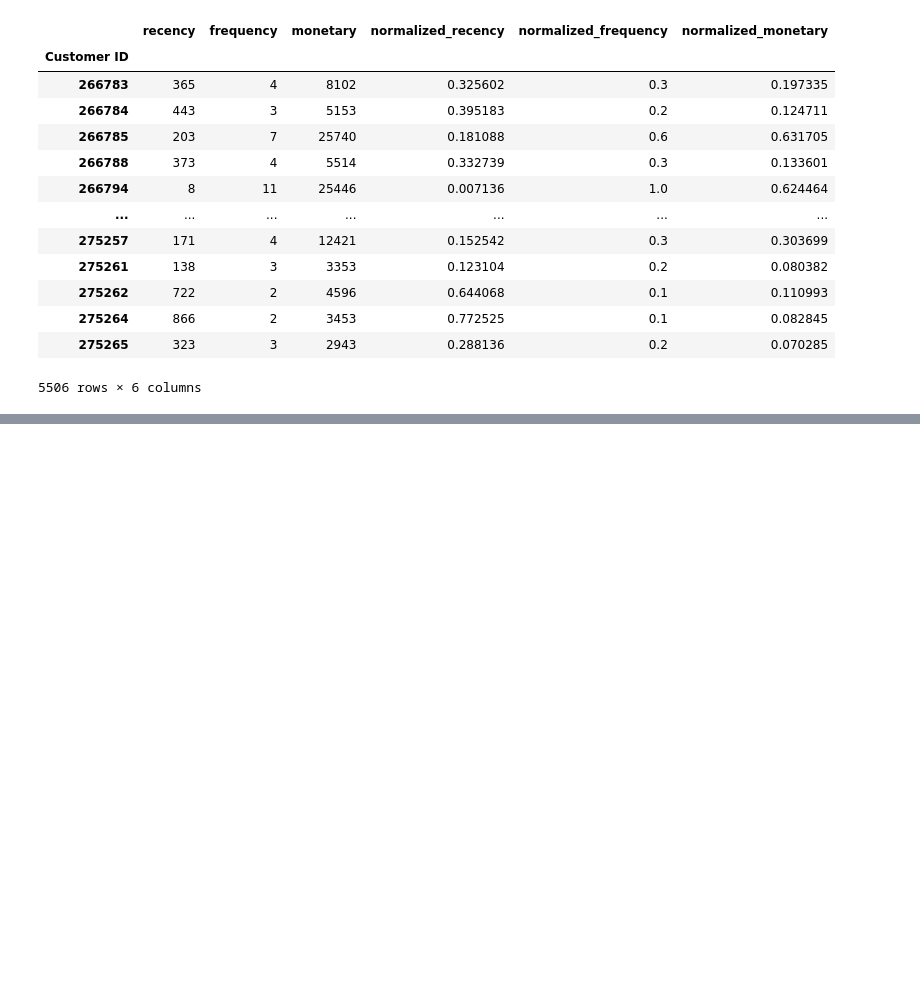
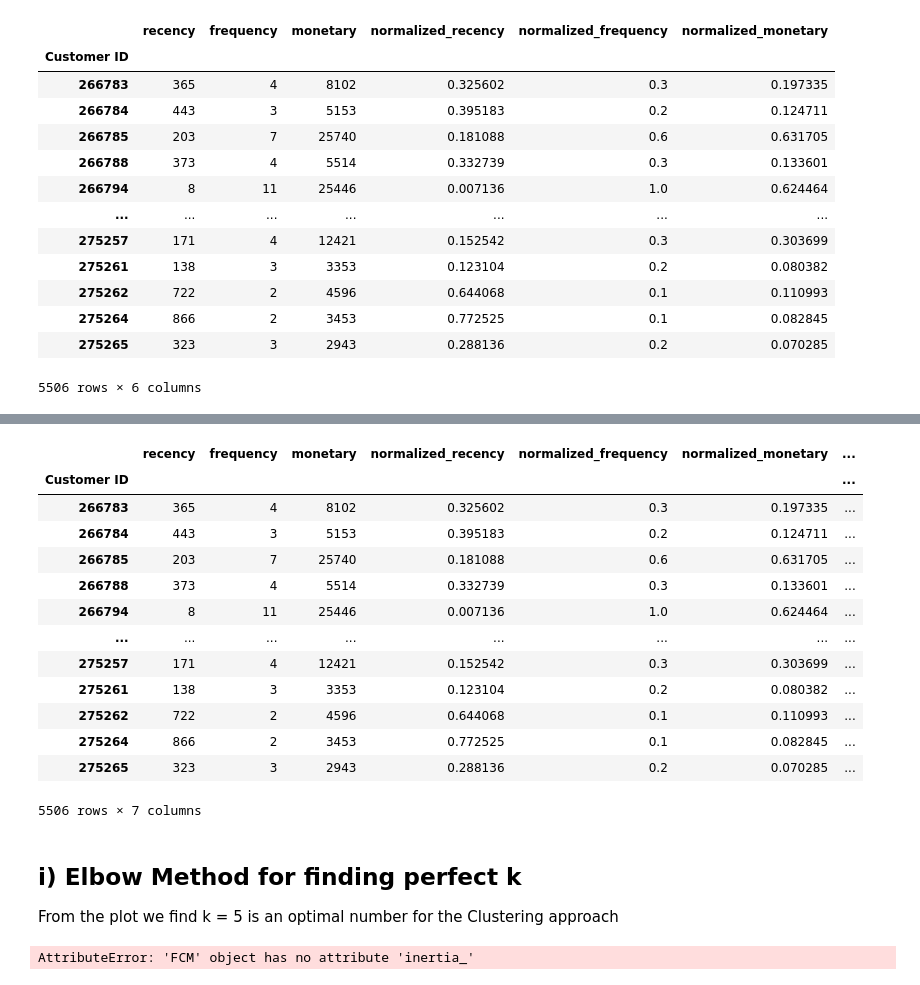
Before and after one commit to Khair1212/Ret-opt, a Jupyter notebook: Notebooks/Customer Segmentation.ipynb, the cells around one changed output, grey strips where cells are left out. Drawn from its saved outputs; the diff is of its cells as text; code cells hidden in the pictures; blank space fills up the shorter version.

Commit message:
Customer Segmentation Updated

```diff
--- a/Notebooks/Customer Segmentation.ipynb
+++ b/Notebooks/Customer Segmentation.ipynb
@@ -212,0 +179,43 @@ figure.show()
+# %%
+# Extract the RFM values as a NumPy array
+rfm_values = RFM[['normalized_recency', 'normalized_frequency', 'normalized_monetary']].values
+
+# Set the number of clusters
+num_clusters = 4
+
+# Set the fuzziness parameter
+fuzziness = 2
+
+# Create the FCM object
+fcm = FCM(n_clusters=num_clusters, m=fuzziness)
+
+# Fit the FCM model to the RFM data
+fcm.fit(rfm_values)
+
+# Get the cluster assignments for each data point
+cluster_assignments = fcm.u.argmax(axis=1)
+
+# Add the cluster assignments to the RFM data as a new column
+RFM['cluster'] = cluster_assignments
+
+# Print the RFM data with the cluster assignments
+RFM
+# %% [output]
+|  | recency | frequency | monetary | normalized_recency | normalized_frequency | normalized_monetary | ... |
+| Customer ID |  |  |  |  |  |  | ... |
+| 266783 | 365 | 4 | 8102 | 0.325602 | 0.3 | 0.197335 | ... |
+| 266784 | 443 | 3 | 5153 | 0.395183 | 0.2 | 0.124711 | ... |
+| 266785 | 203 | 7 | 25740 | 0.181088 | 0.6 | 0.631705 | ... |
+| 266788 | 373 | 4 | 5514 | 0.332739 | 0.3 | 0.133601 | ... |
+| 266794 | 8 | 11 | 25446 | 0.007136 | 1.0 | 0.624464 | ... |
+| ... | ... | ... | ... | ... | ... | ... | ... |
+| 275257 | 171 | 4 | 12421 | 0.152542 | 0.3 | 0.303699 | ... |
+| 275261 | 138 | 3 | 3353 | 0.123104 | 0.2 | 0.080382 | ... |
+| 275262 | 722 | 2 | 4596 | 0.644068 | 0.1 | 0.110993 | ... |
+| 275264 | 866 | 2 | 3453 | 0.772525 | 0.1 | 0.082845 | ... |
+| 275265 | 323 | 3 | 2943 | 0.288136 | 0.2 | 0.070285 | ... |
+5506 rows × 7 columns
+# %% [markdown]
+## i) Elbow Method for finding perfect k
+
+From the plot we find k = 5 is an optimal number for the Clustering approach
@@ -212,0 +224,20 @@ figure.show()
+# %%
+# Elbow method
+import matplotlib.pyplot as plt
+
+Ks = range(2,30)
+
+results = []
+
+for k in Ks:
+    model = FCM(n_clusters= k)
+    model.fit(RFM_NORM)
+
+    results.append(model.)
+
+plt.plot(Ks, results, 'o-')
+plt.xlabel('Valeus of K')
+plt.ylabel('SSE')
+plt.show()
+# %% [output]
+AttributeError: 'FCM' object has no attribute 'inertia_'
```
Also changed, not shown: parts of 18 cells of this notebook, 1 other file.
